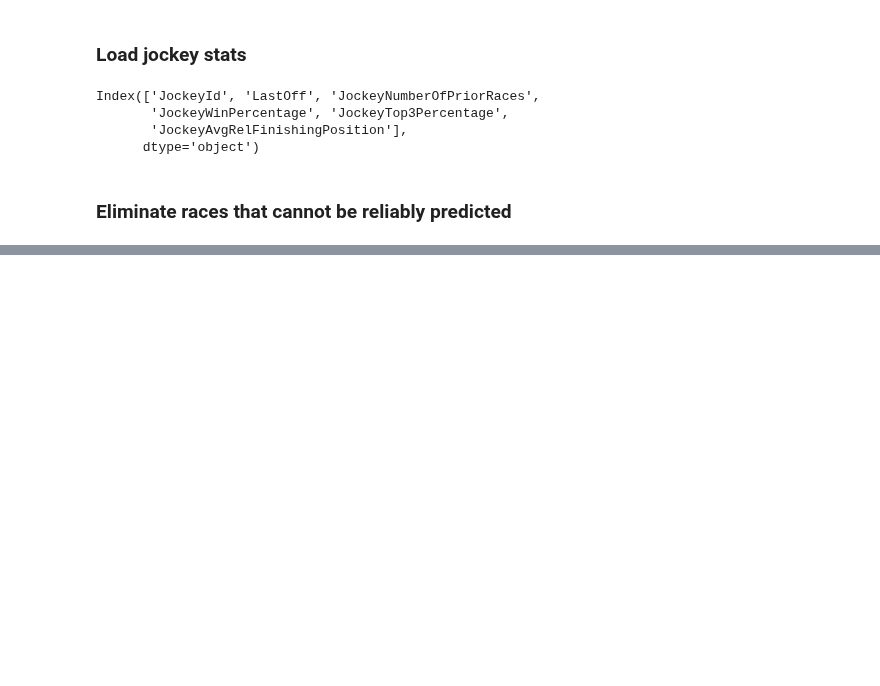
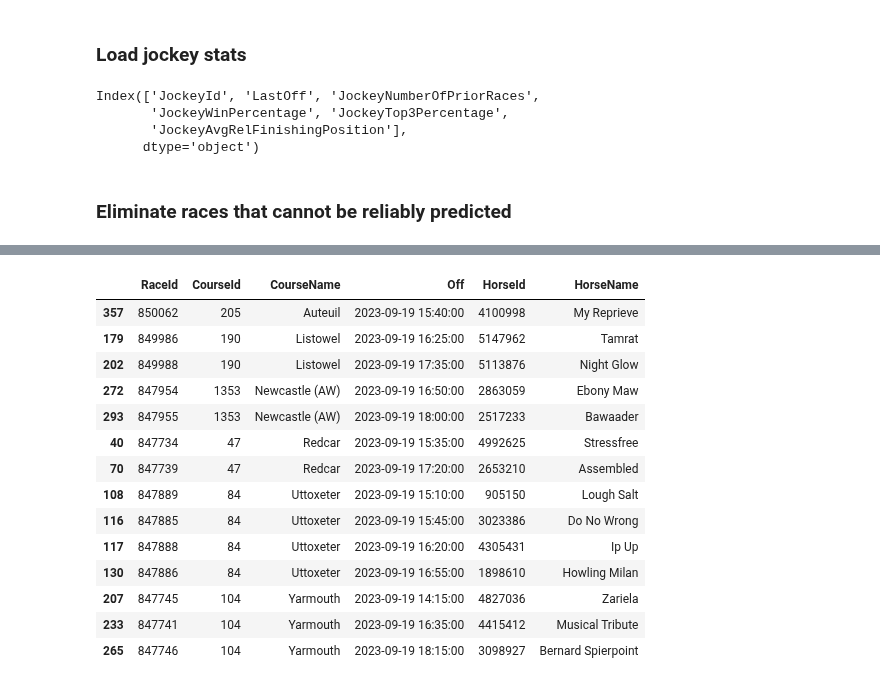
Before and after one commit to LeeSanderson/RacingData, a Jupyter notebook: Data/LinearRegressionPredictor.ipynb, the cells around one changed output, grey strips where cells are left out. Drawn from its saved outputs; the diff is of its cells as text; code cells hidden in the pictures; blank space fills up the shorter version.

```diff
--- a/Data/LinearRegressionPredictor.ipynb
+++ b/Data/LinearRegressionPredictor.ipynb
@@ -327,0 +315,24 @@ races_to_predict[races_to_predict["PredictedRank"] == 1].sort_values(["CourseNam
+# %%
+todays_predictions = (races_to_predict[races_to_predict["PredictedRank"] == 1]
+    .sort_values(["CourseName", "Off"])
+    [["RaceId", "CourseId", "CourseName", "Off", "HorseId", "HorseName"]])
+
+todays_predictions.to_csv("TodaysPredictions.csv", index=False)
+
+todays_predictions
+# %% [output]
+|  | RaceId | CourseId | CourseName | Off | HorseId | HorseName |
+| 357 | 850062 | 205 | Auteuil | 2023-09-19 15:40:00 | 4100998 | My Reprieve |
+| 179 | 849986 | 190 | Listowel | 2023-09-19 16:25:00 | 5147962 | Tamrat |
+| 202 | 849988 | 190 | Listowel | 2023-09-19 17:35:00 | 5113876 | Night Glow |
+| 272 | 847954 | 1353 | Newcastle (AW) | 2023-09-19 16:50:00 | 2863059 | Ebony Maw |
+| 293 | 847955 | 1353 | Newcastle (AW) | 2023-09-19 18:00:00 | 2517233 | Bawaader |
+| 40 | 847734 | 47 | Redcar | 2023-09-19 15:35:00 | 4992625 | Stressfree |
+| 70 | 847739 | 47 | Redcar | 2023-09-19 17:20:00 | 2653210 | Assembled |
+| 108 | 847889 | 84 | Uttoxeter | 2023-09-19 15:10:00 | 905150 | Lough Salt |
+| 116 | 847885 | 84 | Uttoxeter | 2023-09-19 15:45:00 | 3023386 | Do No Wrong |
+| 117 | 847888 | 84 | Uttoxeter | 2023-09-19 16:20:00 | 4305431 | Ip Up |
+| 130 | 847886 | 84 | Uttoxeter | 2023-09-19 16:55:00 | 1898610 | Howling Milan |
+| 207 | 847745 | 104 | Yarmouth | 2023-09-19 14:15:00 | 4827036 | Zariela |
+| 233 | 847741 | 104 | Yarmouth | 2023-09-19 16:35:00 | 4415412 | Musical Tribute |
+| 265 | 847746 | 104 | Yarmouth | 2023-09-19 18:15:00 | 3098927 | Bernard Spierpoint |
```
Also changed, not shown: parts of 8 cells of this notebook, 11 other files.
